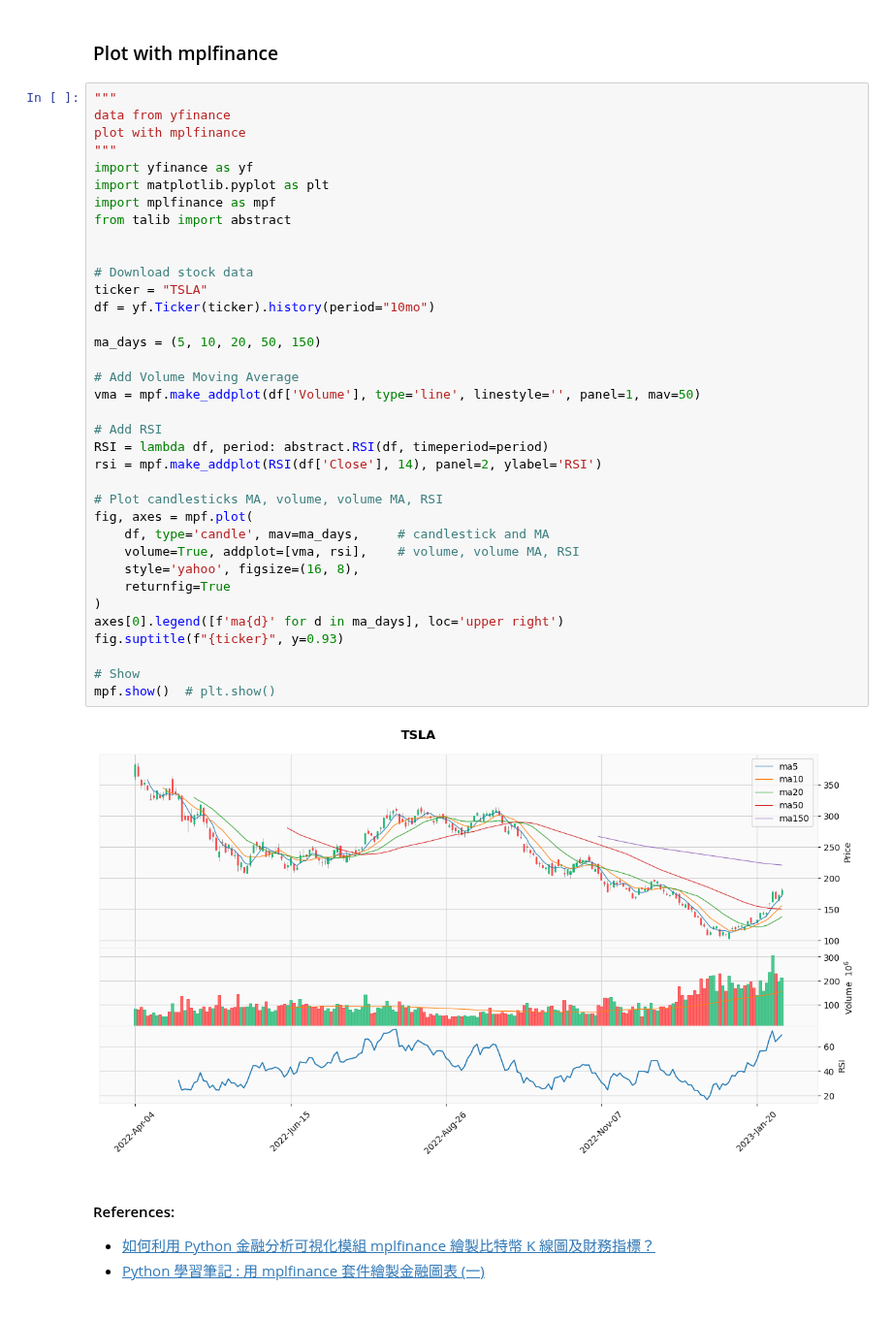
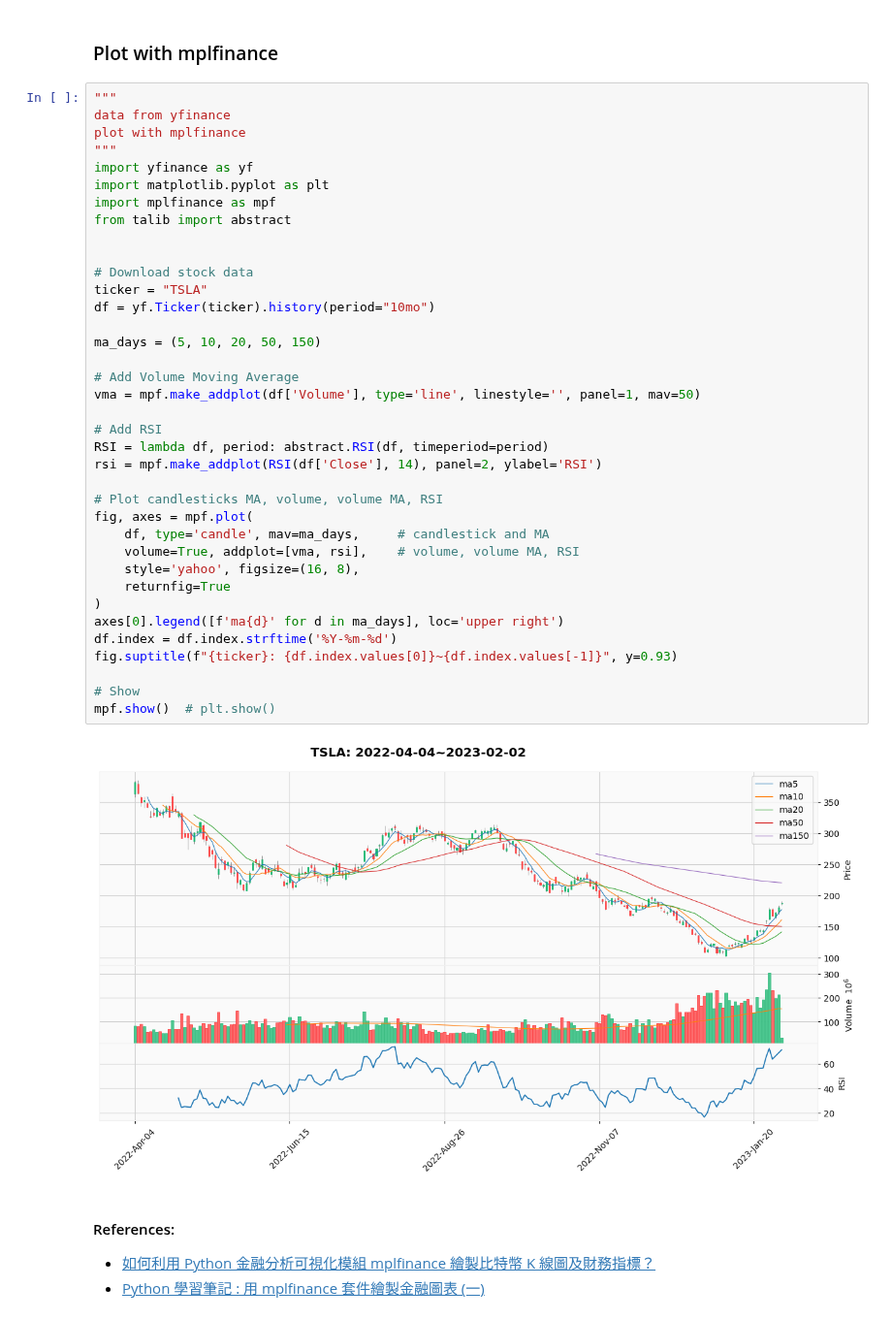
Before and after one commit to yorkjong/colab, a Jupyter notebook: ViStock.ipynb, the cells around one changed output. Shown at 97% size. Drawn from its saved outputs; the diff is of its cells as text.

```diff
--- a/ViStock.ipynb
+++ b/ViStock.ipynb
@@ -130,35 +130,36 @@ import yfinance as yf
 import matplotlib.pyplot as plt
 import mplfinance as mpf
 from talib import abstract
 
 
 # Download stock data
 ticker = "TSLA"
 df = yf.Ticker(ticker).history(period="10mo")
 
 ma_days = (5, 10, 20, 50, 150)
 
 # Add Volume Moving Average
 vma = mpf.make_addplot(df['Volume'], type='line', linestyle='', panel=1, mav=50)
 
 # Add RSI
 RSI = lambda df, period: abstract.RSI(df, timeperiod=period)
 rsi = mpf.make_addplot(RSI(df['Close'], 14), panel=2, ylabel='RSI')
 
 # Plot candlesticks MA, volume, volume MA, RSI
 fig, axes = mpf.plot(
     df, type='candle', mav=ma_days,     # candlestick and MA
     volume=True, addplot=[vma, rsi],    # volume, volume MA, RSI
     style='yahoo', figsize=(16, 8),
     returnfig=True
 )
 axes[0].legend([f'ma{d}' for d in ma_days], loc='upper right')
-fig.suptitle(f"{ticker}", y=0.93)
+df.index = df.index.strftime('%Y-%m-%d')
+fig.suptitle(f"{ticker}: {df.index.values[0]}~{df.index.values[-1]}", y=0.93)
 
 # Show
 mpf.show()  # plt.show()
 # %% [output]
-[figure, old version]
+[figure, new version]
 # %% [markdown]
 #### References:
 * [如何利用 Python 金融分析可視化模組 mplfinance 繪製比特幣 K 線圖及財務指標？](https://www.grenade.tw/blog/how-to-use-the-python-financial-analysis-visualization-module-mplfinance/)
```
Also changed, not shown: parts of 3 cells of this notebook.
